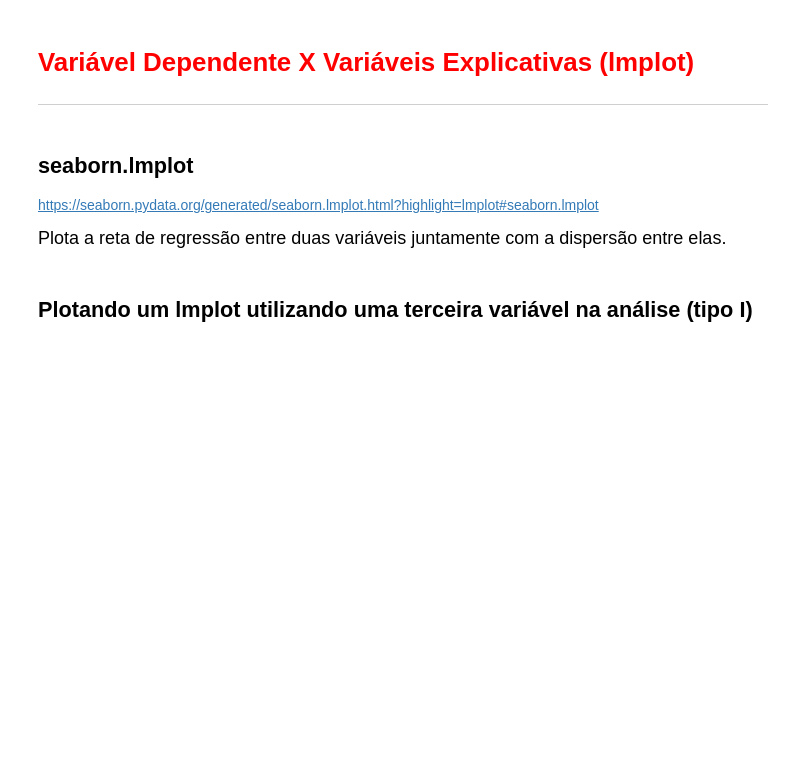
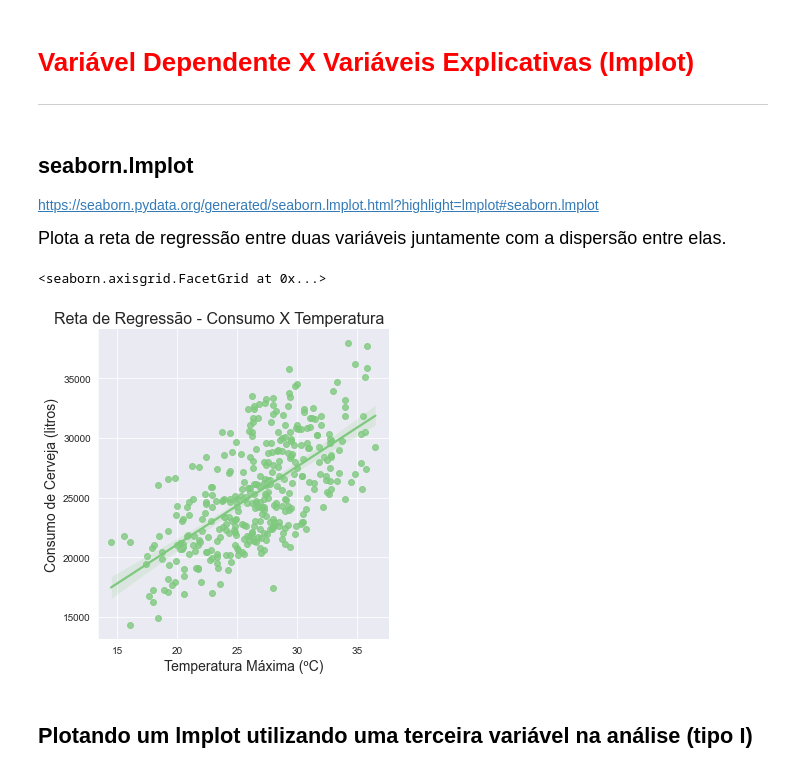
Before and after one commit to fcardosoo/13-Regress-o-linear-testando-rela-es-e-prevendo-resultados, a Jupyter notebook: Projeto/Regressão Linear.ipynb, the cells around one changed output. Drawn from its saved outputs; the diff is of its cells as text; code cells hidden in the pictures; blank space fills up the shorter version.

```diff
--- a/Projeto/Regressão Linear.ipynb
+++ b/Projeto/Regressão Linear.ipynb
@@ -277,5 +277,14 @@ ax
 https://seaborn.pydata.org/generated/seaborn.lmplot.html?highlight=lmplot#seaborn.lmplot
 
 <p style='font-size: 18px; line-height: 2; margin: 10px 50px; text-align: justify;'>Plota a reta de regressão entre duas variáveis juntamente com a dispersão entre elas.</p>
+# %%
+ax = sns.lmplot(x = 'temp_max', y = 'consumo', data=dados)
+ax.fig.suptitle('Reta de Regressão - Consumo X Temperatura', fontsize=16, y=1.02)
+ax.set_xlabels('Temperatura Máxima (ºC)', fontsize=14)
+ax.set_ylabels('Consumo de Cerveja (litros)', fontsize=14)
+ax
+# %% [output]
+<seaborn.axisgrid.FacetGrid at 0x...>
+[figure, added]
 # %% [markdown]
 ## Plotando um lmplot utilizando uma terceira variável na análise (tipo I)
```
Also changed, not shown: parts of 1 cell of this notebook.
